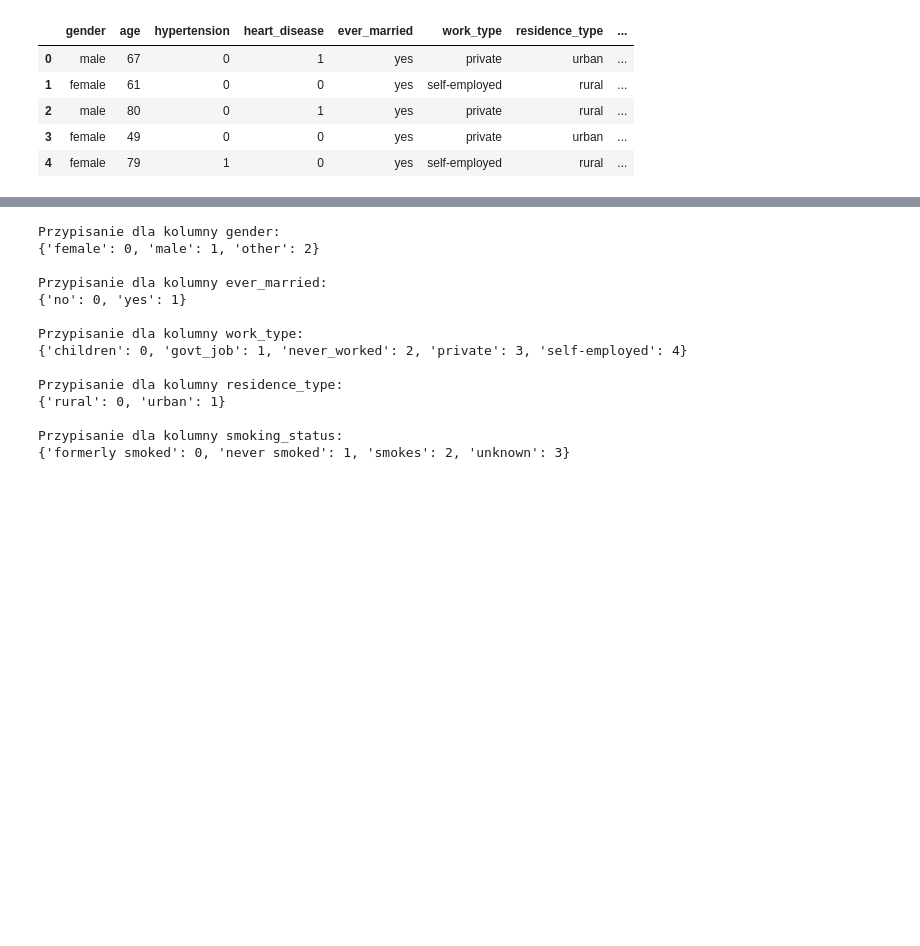
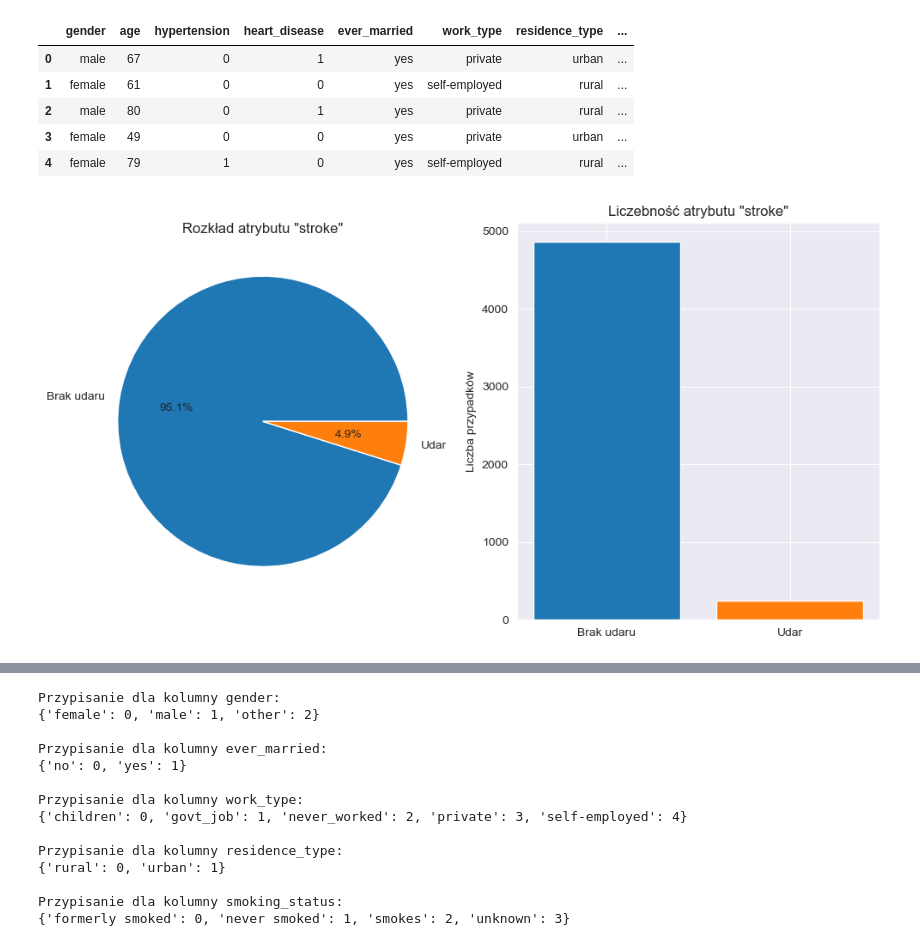
Before and after one commit to jroznerski/stroke_predict, a Jupyter notebook: STROKE PREDICTION/stroke_pred.ipynb, the cells around one changed output, grey strips where cells are left out. Drawn from its saved outputs; the diff is of its cells as text; code cells hidden in the pictures; blank space fills up the shorter version.

```diff
--- a/STROKE PREDICTION/stroke_pred.ipynb
+++ b/STROKE PREDICTION/stroke_pred.ipynb
@@ -78,3 +78,21 @@ df.head()
 | 2 | male | 80 | 0 | 1 | yes | private | rural | ... |
 | 3 | female | 49 | 0 | 0 | yes | private | urban | ... |
 | 4 | female | 79 | 1 | 0 | yes | self-employed | rural | ... |
+# %%
+import matplotlib.pyplot as plt
+
+labels = ['Brak udaru', 'Udar']
+values = df['stroke'].value_counts()
+
+fig, (ax1, ax2) = plt.subplots(1, 2, figsize=(12, 6))
+
+ax1.pie(values, labels=labels, autopct='%1.1f%%', startangle=0)
+ax1.set_title('Rozkład atrybutu "stroke"')
+
+ax2.bar(labels, values, color=['tab:blue', 'tab:orange'])
+ax2.set_title('Liczebność atrybutu "stroke"')
+ax2.set_ylabel('Liczba przypadków')
+
+plt.show()
+# %% [output]
+[figure, added]
```
Also changed, not shown: parts of 17 cells of this notebook.
